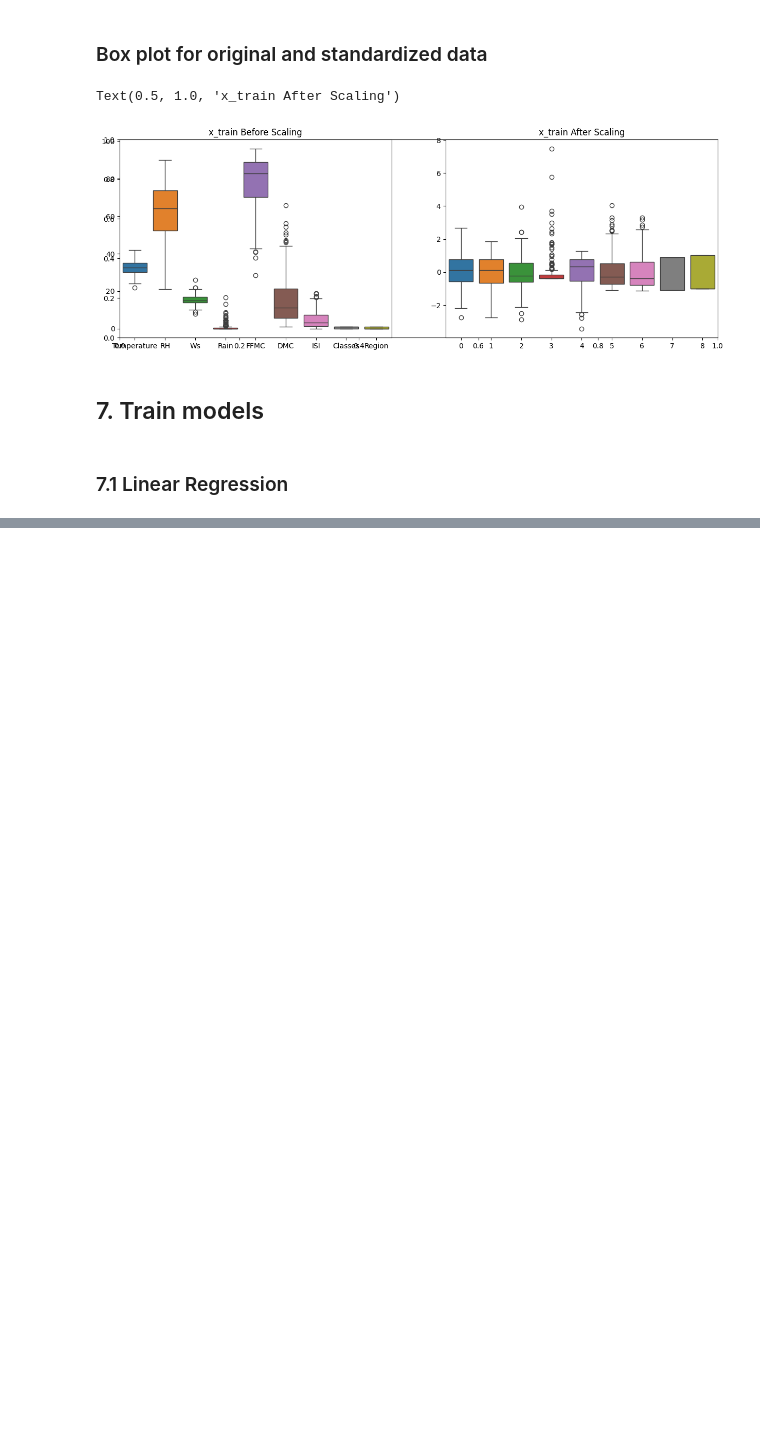
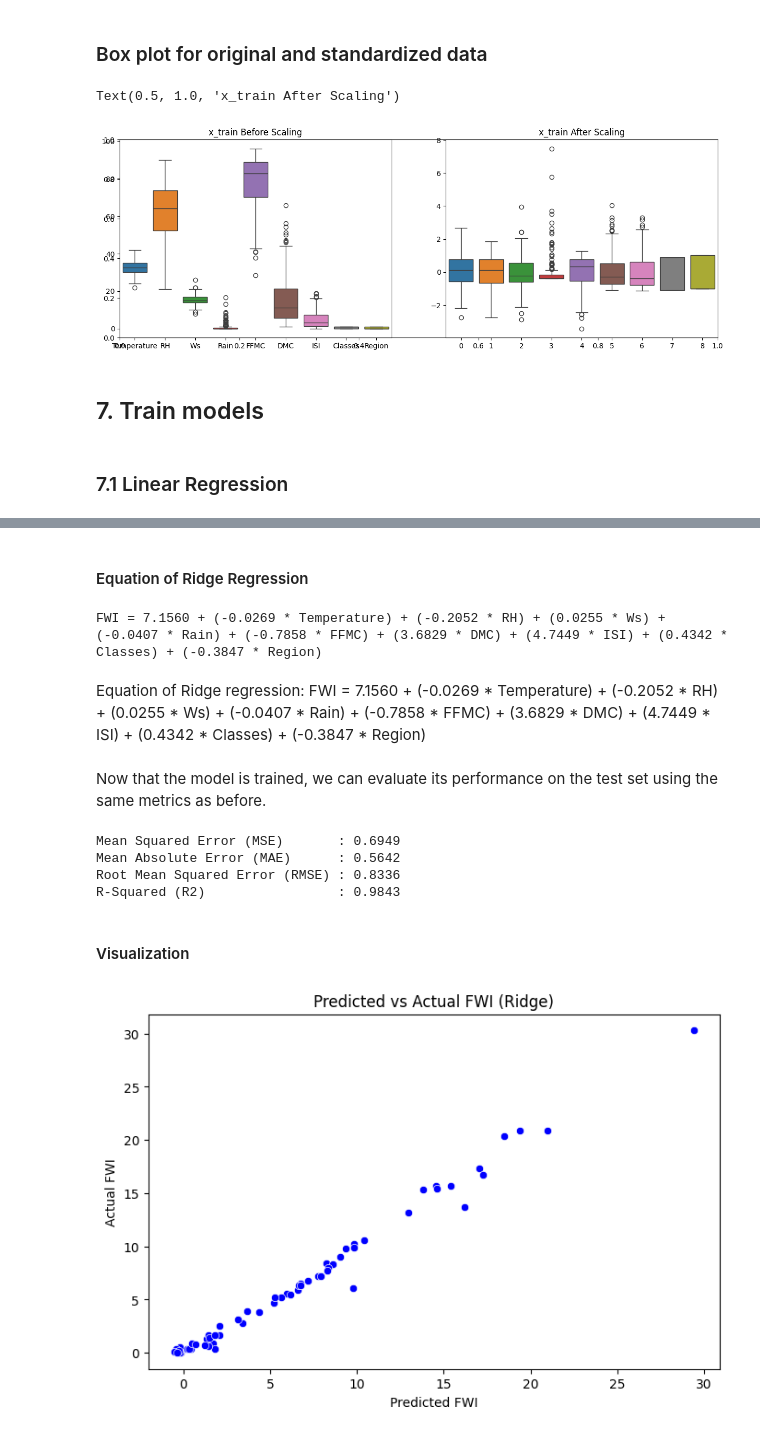
Before and after one commit to mohitfr/height-weight-linear-regression, a Jupyter notebook: 02-ridge-lasso-regression-algerian-forest-fire/ridge_lasso_intuition.ipynb, the cells around one changed output, grey strips where cells are left out. Saved outputs shown, nothing was run; the diff lists cells and outputs as text; code cells hidden in the pictures; blank space fills up the shorter version.

```diff
--- a/02-ridge-lasso-regression-algerian-forest-fire/ridge_lasso_regression.ipynb
+++ b/02-ridge-lasso-regression-algerian-forest-fire/ridge_lasso_intuition.ipynb
@@ -232,0 +329,11 @@ print()
+# %%
+ridge = Ridge(alpha=1.0)
+ridge.fit(x_train_scaled, y_train)
+
+print('Ridge Regression model trained successfully.\n')
+print('Model Coefficients:')
+
+for i, coef in enumerate(ridge.coef_):
+    print(f'  Feature {i}: {coef:.4f}')
+
+print(f'\nModel Intercept: {ridge.intercept_}')
@@ -232,0 +355,41 @@ print()
+# %% [markdown]
+#### Equation of Ridge Regression
+# %%
+equation = f'FWI = {ridge.intercept_:.4f} + '
+equation += ' + '.join([f'({ridge.coef_[i]:.4f} * {col})' for i, col in enumerate(x_test.columns)])
+print(equation)
+# %% [output]
+FWI = 7.1560 + (-0.0269 * Temperature) + (-0.2052 * RH) + (0.0255 * Ws) + (-0.0407 * Rain) + (-0.7858 * FFMC) + (3.6829 * DMC) + (4.7449 * ISI) + (0.4342 * Classes) + (-0.3847 * Region)
+# %% [markdown]
+Equation of Ridge regression:
+FWI = 7.1560 + (-0.0269 * Temperature) + (-0.2052 * RH) + (0.0255 * Ws) + (-0.0407 * Rain) + (-0.7858 * FFMC) + (3.6829 * DMC) + (4.7449 * ISI) + (0.4342 * Classes) + (-0.3847 * Region)
+# %% [markdown]
+Now that the model is trained, we can evaluate its performance on the test set using the same metrics as before.
+# %%
+ridge.predict(x_test_scaled)
+
+mse_r = mean_squared_error(y_test, ridge.predict(x_test_scaled))
+msa_r = mean_absolute_error(y_test, ridge.predict(x_test_scaled))
+rmse_r = np.sqrt(mse_r)
+r2_r = r2_score(y_test, ridge.predict(x_test_scaled))
+
+print(f'Mean Squared Error (MSE)       : {mse_r:.4f}')
+print(f'Mean Absolute Error (MAE)      : {msa_r:.4f}')
+print(f'Root Mean Squared Error (RMSE) : {rmse_r:.4f}')
+print(f'R-Squared (R2)                 : {r2_r:.4f}')
+# %% [output]
+Mean Squared Error (MSE)       : 0.6949
+Mean Absolute Error (MAE)      : 0.5642
+Root Mean Squared Error (RMSE) : 0.8336
+R-Squared (R2)                 : 0.9843
+# %% [markdown]
+#### Visualization
+# %%
+plt.figure(figsize=(8, 5))
+sns.scatterplot(x=ridge.predict(x_test_scaled), y=y_test, color='blue')
+plt.title('Predicted vs Actual FWI (Ridge)')
+plt.xlabel('Predicted FWI')
+plt.ylabel('Actual FWI')
+plt.show()
+# %% [output]
+[figure, added]
```
Also changed, not shown: parts of 24 cells of this notebook, 1 other file.
